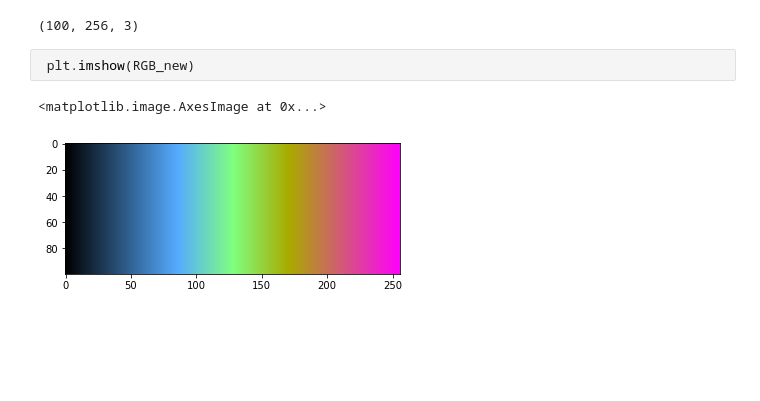
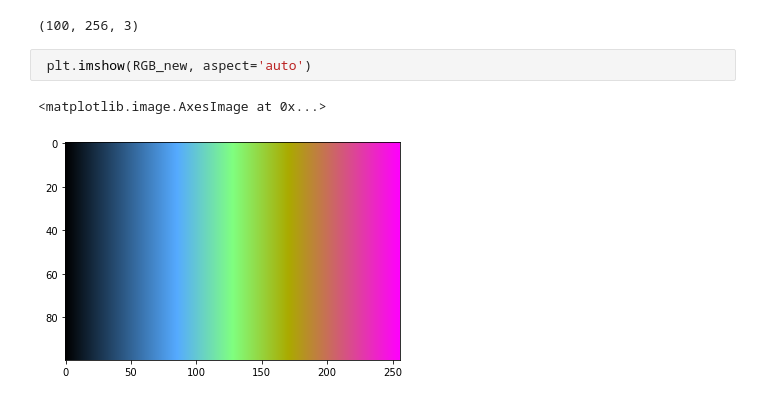
Before and after one commit to ssaeed85/dsc-RGB-Imshow, a Jupyter notebook: RGB Understanding.ipynb, the cells around one changed output. Cells and saved outputs as stored; diff of their text form; blank space fills up the shorter version.

```diff
--- a/RGB Understanding.ipynb
+++ b/RGB Understanding.ipynb
@@ -369,7 +354,7 @@ RGB_new.shape
 # %% [output]
 (100, 256, 3)
 # %%
- plt.imshow(RGB_new)
+ plt.imshow(RGB_new, aspect='auto')
 # %% [output]
 <matplotlib.image.AxesImage at 0x...>
-[figure, old version]
+[figure, new version]
```
Also changed, not shown: parts of 39 cells of this notebook.
